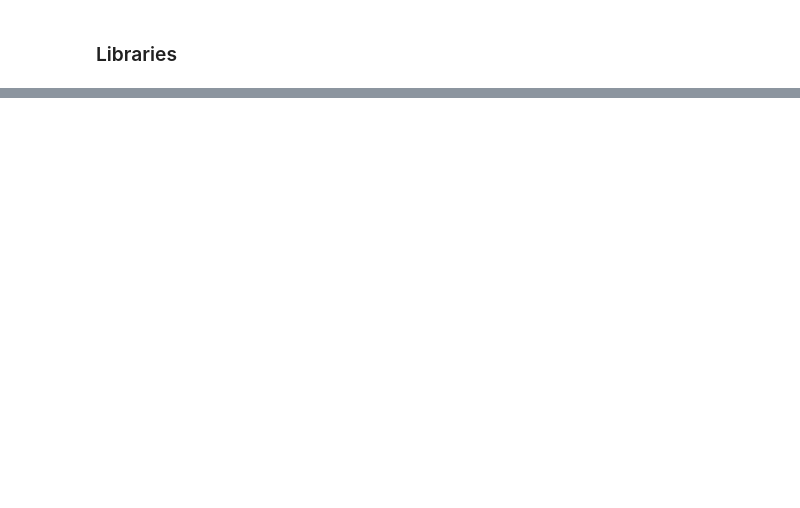
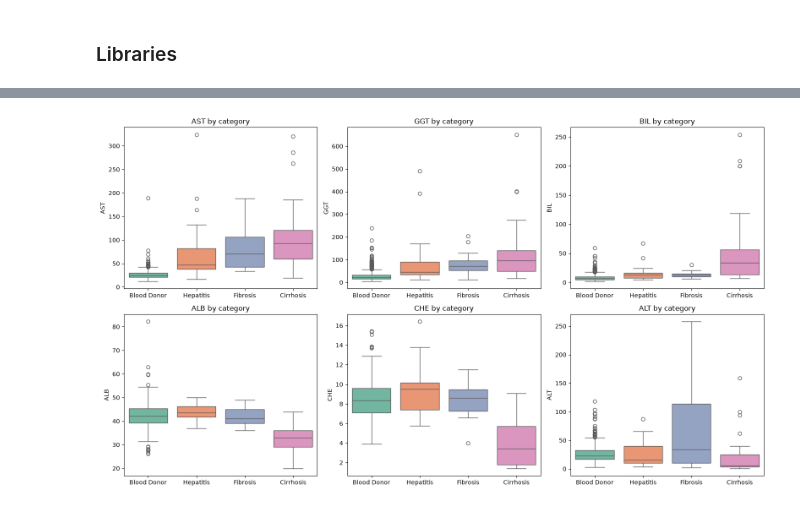
Before and after one commit to Jonathansl17/jarvis, a Jupyter notebook: hepatitis_type_classification/hepatitis_type_classification.ipynb, the cells around one changed output, grey strips where cells are left out. Drawn from its saved outputs; the diff is of its cells as text; code cells hidden in the pictures; blank space fills up the shorter version.

```diff
--- a/hepatitis_type_classification/hepatitis_type_classification.ipynb
+++ b/hepatitis_type_classification/hepatitis_type_classification.ipynb
@@ -115,0 +66,6 @@ To be developed.
+# %%
+# Drop the row number column, then size, types and missing values
+hepatitis = hepatitis.drop(columns=['Unnamed: 0'])
+print("Rows and columns:", hepatitis.shape)
+hepatitis.info()
+print("Duplicated rows:", hepatitis.duplicated().sum())
@@ -115,0 +150,8 @@ To be developed.
+# %%
+# Remove the suspect donors and simplify the category names
+SUSPECT = '0s=suspect Blood Donor'
+hepatitis = hepatitis[hepatitis['Category'] != SUSPECT].copy()
+hepatitis['Category'] = hepatitis['Category'].str.split('=').str[1]
+CLASSES = ['Blood Donor', 'Hepatitis', 'Fibrosis', 'Cirrhosis']
+print("Rows kept:", len(hepatitis))
+print(hepatitis['Category'].value_counts().reindex(CLASSES))
@@ -115,0 +183,11 @@ To be developed.
+# %%
+# Box plots of the six labs that move the most, by category
+fig, axes = plt.subplots(2, 3, figsize=(16, 9))
+for ax, lab in zip(axes.ravel(), ['AST', 'GGT', 'BIL', 'ALB', 'CHE', 'ALT']):
+    sns.boxplot(data=hepatitis, x='Category', y=lab, order=CLASSES, hue='Category', palette='Set2', ax=ax, legend=False)
+    ax.set_title(lab + ' by category')
+    ax.set_xlabel('')
+plt.tight_layout()
+plt.show()
+# %% [output]
+[figure, added]
```
Also changed, not shown: parts of 59 cells of this notebook, 1 other file.
